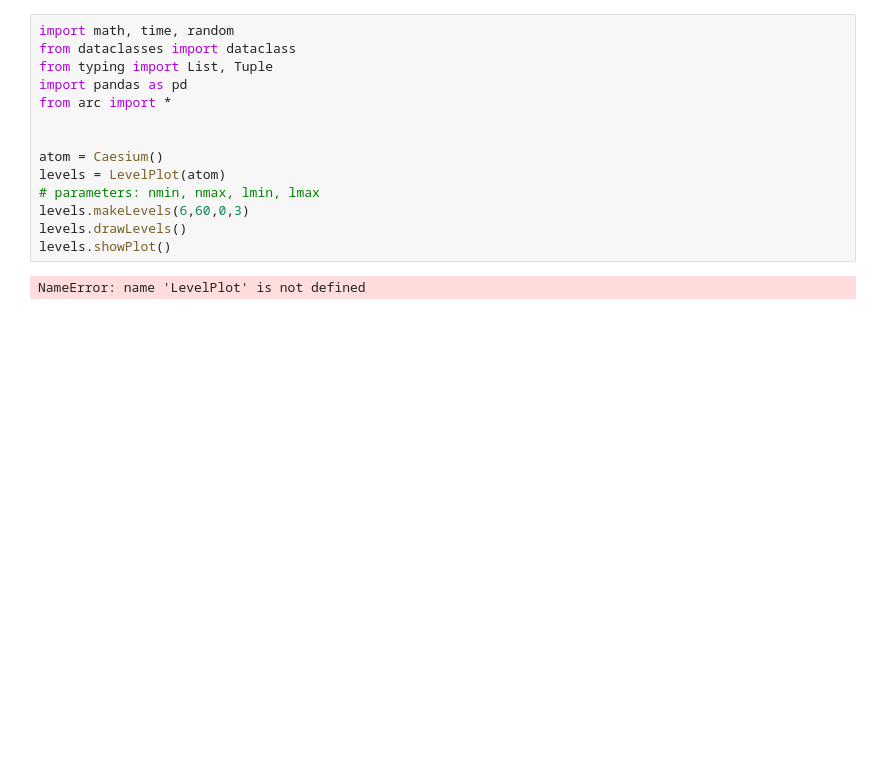
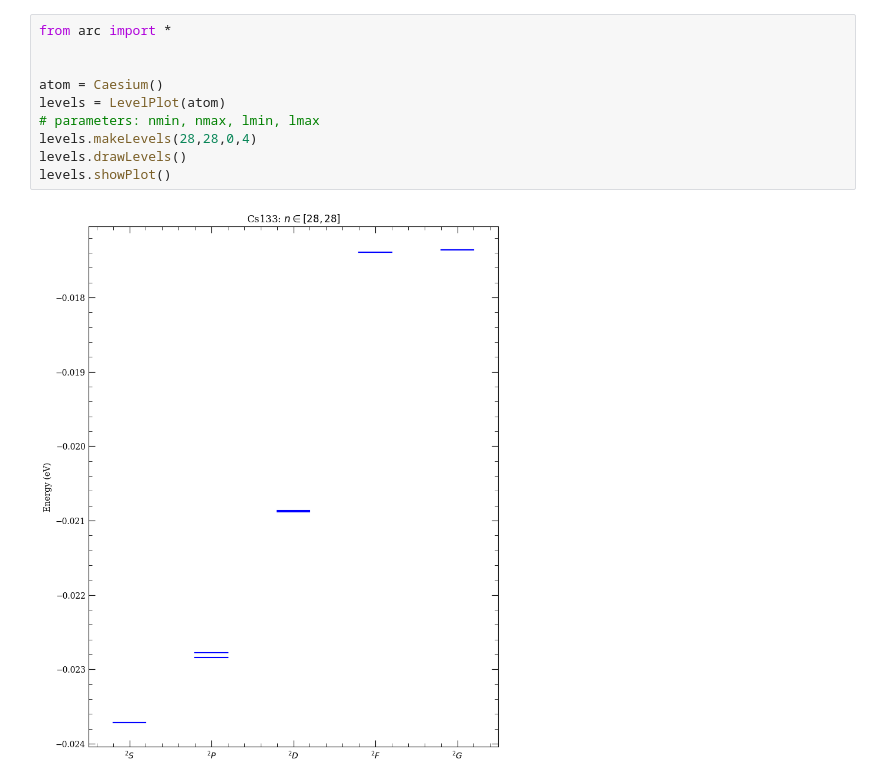
Before and after one commit to Hyeong-Yong/Scientific-calculator, a Jupyter notebook: Rydberg atoms/ARC note.ipynb, the cells around one changed output. Cells and saved outputs as stored; diff of their text form; blank space fills up the shorter version.

```diff
--- a/Rydberg atoms/ARC note.ipynb
+++ b/Rydberg atoms/ARC note.ipynb
@@ -1,16 +1,12 @@
 # %%
-import math, time, random
-from dataclasses import dataclass
-from typing import List, Tuple
-import pandas as pd
 from arc import *
 
 
 atom = Caesium()
 levels = LevelPlot(atom)
 # parameters: nmin, nmax, lmin, lmax
-levels.makeLevels(6,60,0,3)
+levels.makeLevels(28,28,0,4)
 levels.drawLevels()
 levels.showPlot()
 # %% [output]
-NameError: name 'LevelPlot' is not defined
+[figure, added]
```
Also changed, not shown: parts of 4 cells of this notebook, 11 other files.
